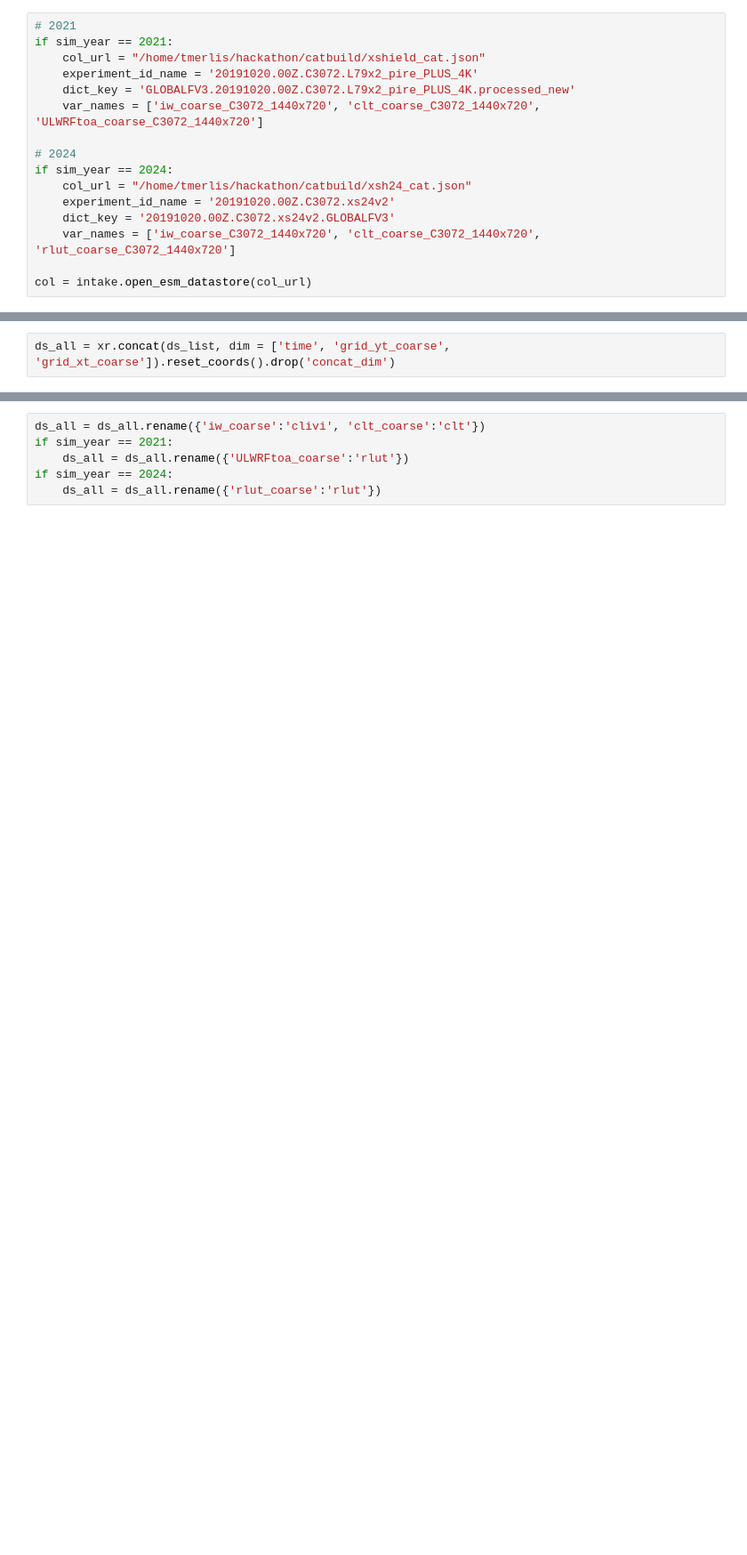
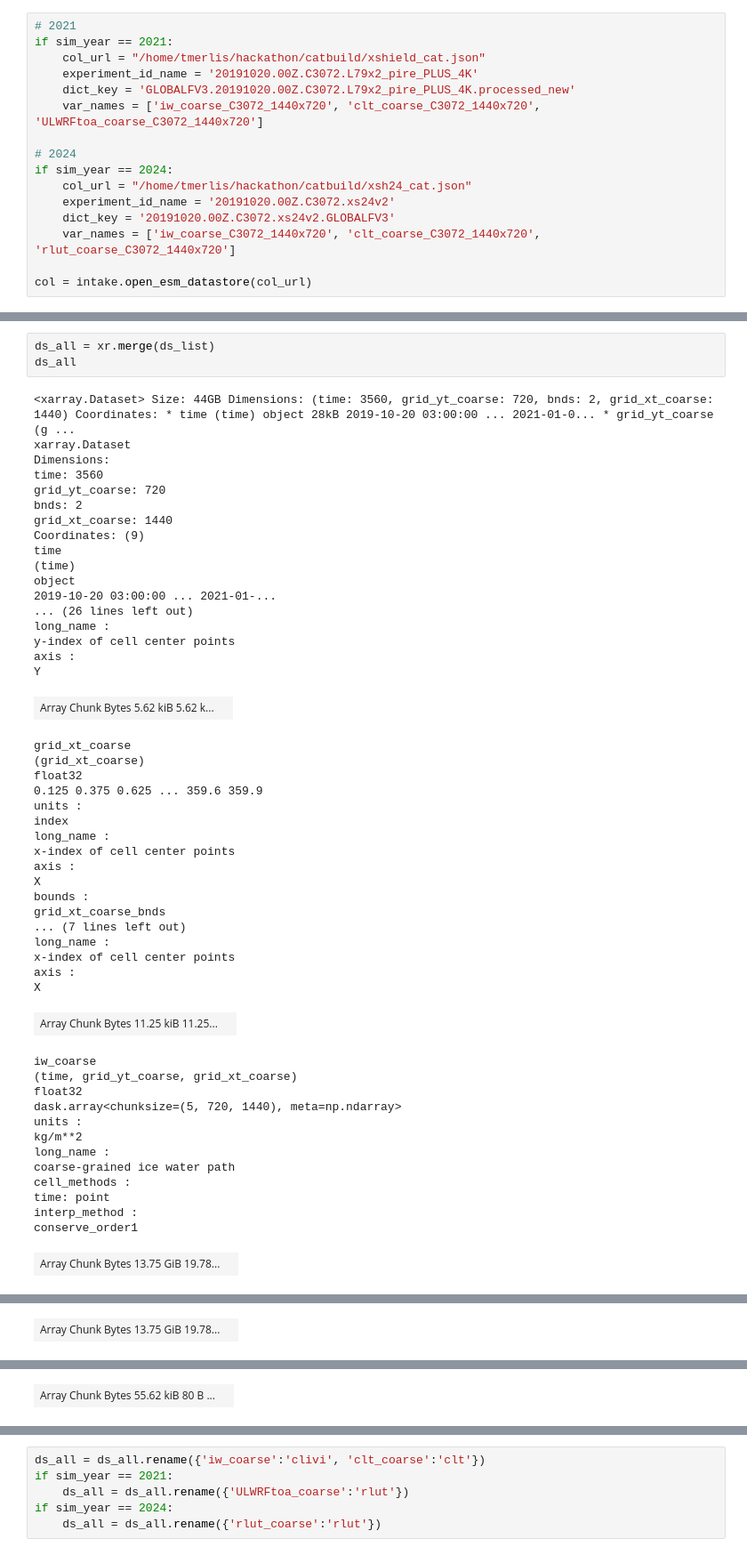
Before and after one commit to magpowell/hk25-teams, a Jupyter notebook: hk25-HighCloudT/latlon_CTT.ipynb, the cells around one changed output, grey strips where cells are left out. Shown at 89% size. Drawn from its saved outputs; the diff is of its cells as text; blank space fills up the shorter version.

```diff
--- a/hk25-HighCloudT/latlon_CTT.ipynb
+++ b/hk25-HighCloudT/latlon_CTT.ipynb
@@ -55,4 +58,55 @@ rlut_coarse_C3072_1440x720
         'experiment_id.member_id'
 100.00% [1/1 00:01<00:00]
 # %%
-ds_all = xr.concat(ds_list, dim = ['time', 'grid_yt_coarse', 'grid_xt_coarse']).reset_coords().drop('concat_dim')
+ds_all = xr.merge(ds_list)
+ds_all
+# %% [output]
+<xarray.Dataset> Size: 44GB Dimensions: (time: 3560, grid_yt_coarse: 720, bnds: 2, grid_xt_coarse: 1440) Coordinates: * time (time) object 28kB 2019-10-20 03:00:00 ... 2021-01-0... * grid_yt_coarse (g ...
+xarray.Dataset
+Dimensions:
+time: 3560
+grid_yt_coarse: 720
+bnds: 2
+grid_xt_coarse: 1440
+Coordinates: (9)
+time
+(time)
+object
+2019-10-20 03:00:00 ... 2021-01-...
+... (26 lines left out)
+long_name :
+y-index of cell center points
+axis :
+Y
+| Array Chunk Bytes 5.62 kiB 5.62 k... |  |
+grid_xt_coarse
+(grid_xt_coarse)
+float32
+0.125 0.375 0.625 ... 359.6 359.9
+units :
+index
+long_name :
+x-index of cell center points
+axis :
+X
+bounds :
+grid_xt_coarse_bnds
+... (7 lines left out)
+long_name :
+x-index of cell center points
+axis :
+X
+| Array Chunk Bytes 11.25 kiB 11.25... |  |
+iw_coarse
+(time, grid_yt_coarse, grid_xt_coarse)
+float32
+dask.array<chunksize=(5, 720, 1440), meta=np.ndarray>
+units :
+kg/m**2
+long_name :
+coarse-grained ice water path
+cell_methods :
+time: point
+interp_method :
+conserve_order1
+| Array Chunk Bytes 13.75 GiB 19.78... |  |
@@ -58,0 +125 @@ ds_all = xr.concat(ds_list, dim = ['time', 'grid_yt_coarse', 'grid_xt_coarse']).
+| Array Chunk Bytes 13.75 GiB 19.78... |  |
@@ -58,0 +132 @@ ds_all = xr.concat(ds_list, dim = ['time', 'grid_yt_coarse', 'grid_xt_coarse']).
+| Array Chunk Bytes 55.62 kiB 80 B ... |  |
```
Also changed, not shown: parts of 14 cells of this notebook.
